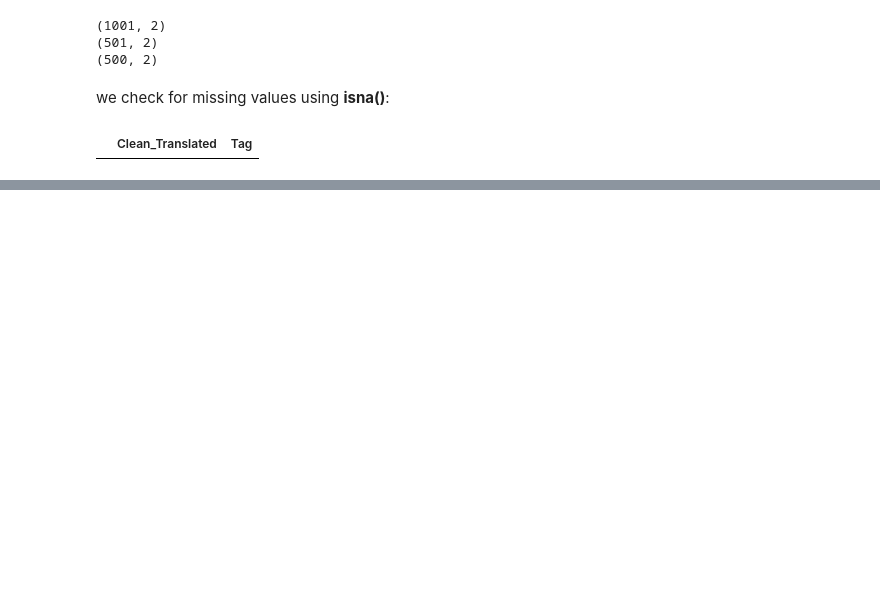
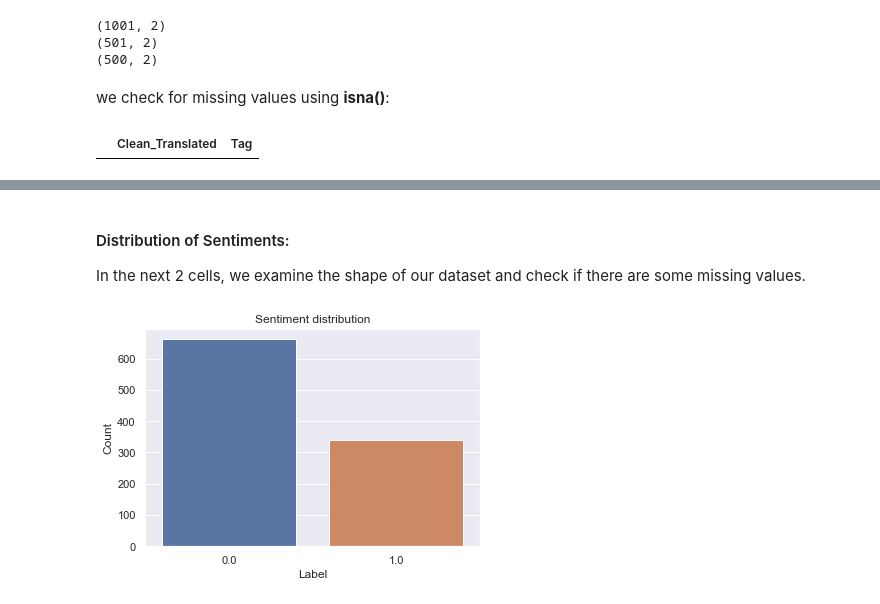
Before and after one commit to christianencinares/Checkhate, a Jupyter notebook: models/LSTM.ipynb, the cells around one changed output, grey strips where cells are left out. Saved outputs shown, nothing was run; the diff lists cells and outputs as text; code cells hidden in the pictures; blank space fills up the shorter version.

```diff
--- a/models/LSTM.ipynb
+++ b/models/LSTM.ipynb
@@ -63,0 +150,13 @@ df[df.isna().any(axis=1)]
+# %% [markdown]
+#### Distribution of Sentiments:
+In the next 2 cells, we examine the shape of our dataset and check if there are some missing values.
+# %%
+sns.set(style="darkgrid")
+b = sns.countplot(x='Tag',
+                  data = df.drop(['Clean_Translated'], axis=1).astype(float))
+b.axes.set_title('Sentiment distribution')
+b.set_xlabel("Label")
+b.set_ylabel("Count")
+plt.show()
+# %% [output]
+[figure, added]
```
Also changed, not shown: parts of 28 cells of this notebook, 1 other file.
